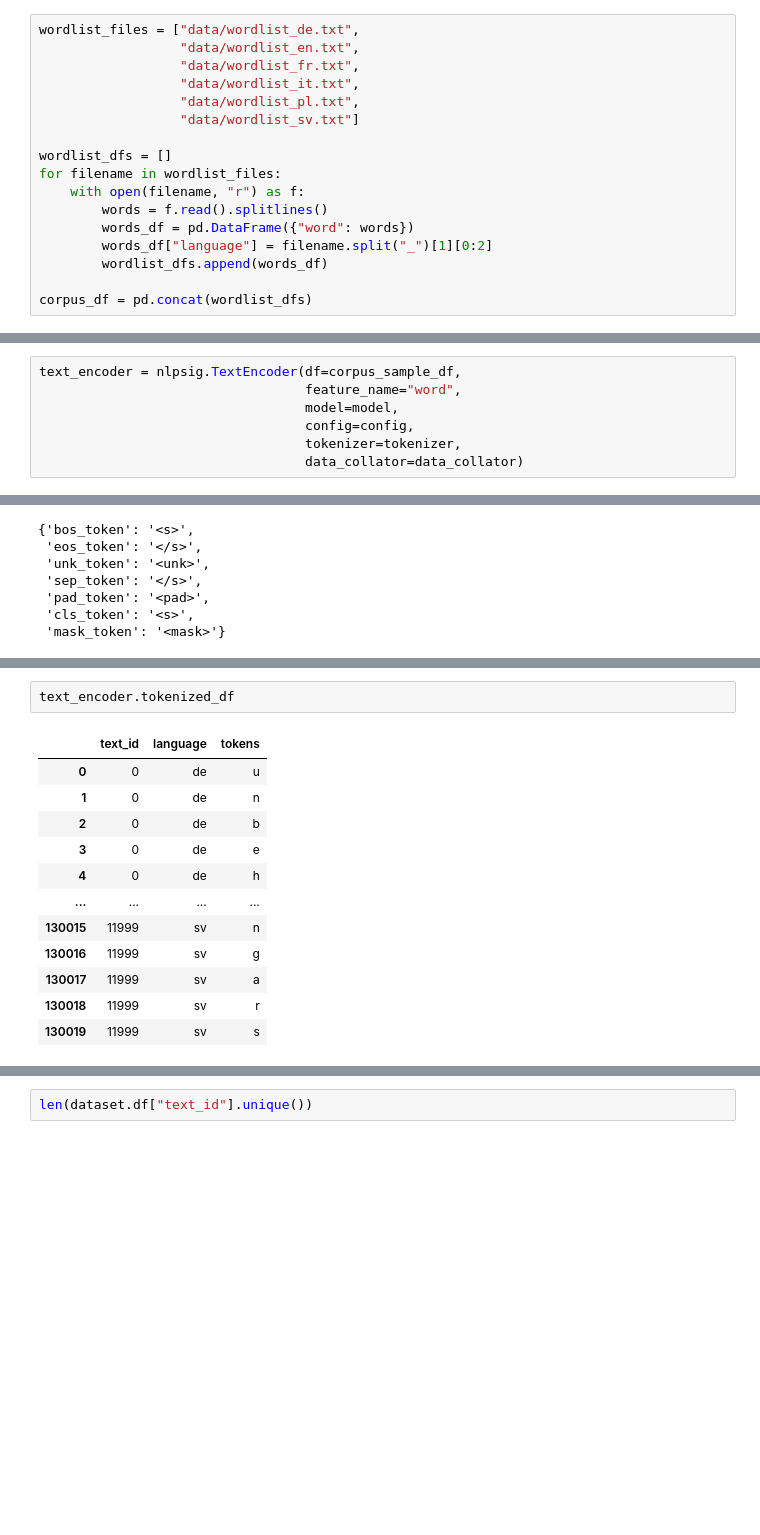
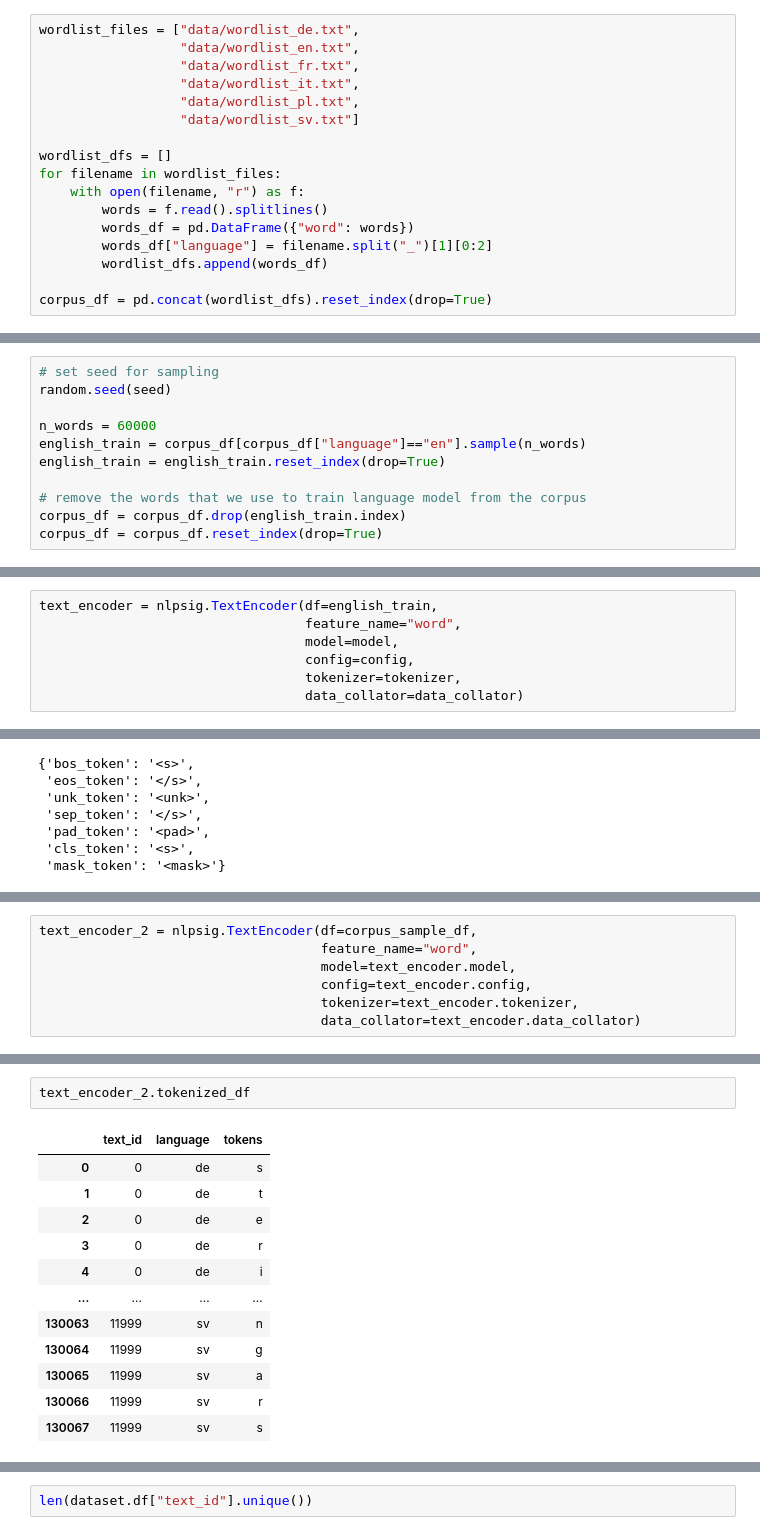
Before and after one commit to datasig-ac-uk/nlpsig, a Jupyter notebook: notebooks/alphabet_example/alphabet_analysis.ipynb, the cells around one changed output, grey strips where cells are left out. Saved outputs shown, nothing was run; the diff lists cells and outputs as text; blank space fills up the shorter version.

```diff
--- a/notebooks/alphabet_example/alphabet_analysis.ipynb
+++ b/notebooks/alphabet_example/alphabet_analysis.ipynb
@@ -78,7 +82,7 @@ for filename in wordlist_files:
         words_df["language"] = filename.split("_")[1][0:2]
         wordlist_dfs.append(words_df)
 
-corpus_df = pd.concat(wordlist_dfs)
+corpus_df = pd.concat(wordlist_dfs).reset_index(drop=True)
 # %%
 corpus_df
 # %% [output]
@@ -110,0 +127,11 @@ We take a random sample of the 3.9 million words in the corpora...
+# %%
+# set seed for sampling
+random.seed(seed)
+
+n_words = 60000
+english_train = corpus_df[corpus_df["language"]=="en"].sample(n_words)
+english_train = english_train.reset_index(drop=True)
+
+# remove the words that we use to train language model from the corpus
+corpus_df = corpus_df.drop(english_train.index)
+corpus_df = corpus_df.reset_index(drop=True)
@@ -182,5 +252,5 @@ Special tokens have been added in the vocabulary, make sure the associated word
 # %%
-text_encoder = nlpsig.TextEncoder(df=corpus_sample_df,
+text_encoder = nlpsig.TextEncoder(df=english_train,
                                   feature_name="word",
                                   model=model,
                                   config=config,
@@ -368,0 +557,7 @@ Accuracy: 0.4963931386184516
+# %%
+text_encoder_2 = nlpsig.TextEncoder(df=corpus_sample_df,
+                                    feature_name="word",
+                                    model=text_encoder.model,
+                                    config=text_encoder.config,
+                                    tokenizer=text_encoder.tokenizer,
+                                    data_collator=text_encoder.data_collator)
@@ -369,15 +574,15 @@ Accuracy: 0.4963931386184516
 # %%
-text_encoder.tokenized_df
+text_encoder_2.tokenized_df
 # %% [output]
 |  | text_id | language | tokens |
-| 0 | 0 | de | u |
-| 1 | 0 | de | n |
-| 2 | 0 | de | b |
-| 3 | 0 | de | e |
-| 4 | 0 | de | h |
+| 0 | 0 | de | s |
+| 1 | 0 | de | t |
+| 2 | 0 | de | e |
+| 3 | 0 | de | r |
+| 4 | 0 | de | i |
 | ... | ... | ... | ... |
-| 130015 | 11999 | sv | n |
-| 130016 | 11999 | sv | g |
-| 130017 | 11999 | sv | a |
-| 130018 | 11999 | sv | r |
-| 130019 | 11999 | sv | s |
+| 130063 | 11999 | sv | n |
+| 130064 | 11999 | sv | g |
+| 130065 | 11999 | sv | a |
+| 130066 | 11999 | sv | r |
+| 130067 | 11999 | sv | s |
```
Also changed, not shown: parts of 95 cells of this notebook, 2 other files.
